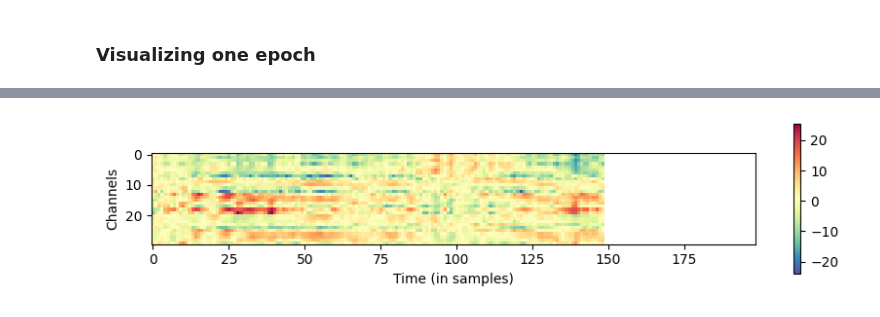
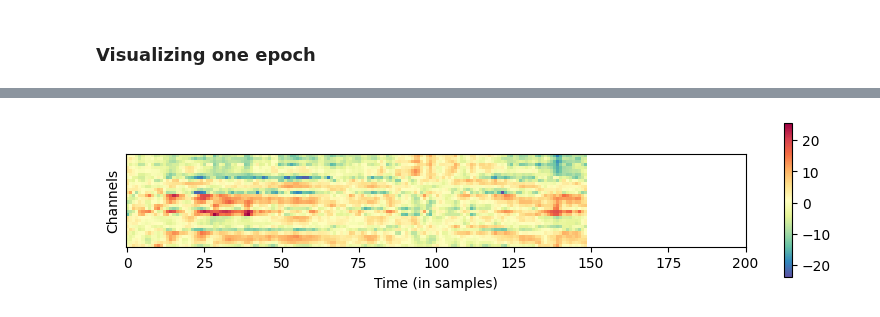
Before and after one commit to rickdott/hmp-ai, a Jupyter notebook: visualization.ipynb, the cells around one changed output, grey strips where cells are left out. Drawn from its saved outputs; the diff is of its cells as text; code cells hidden in the pictures.

```diff
--- a/visualization.ipynb
+++ b/visualization.ipynb
@@ -173,21 +174,23 @@ data = xr.load_dataset(data_path)
 # %%
 single_epoch = data.sel(participant='0021', epochs=46).data
 # Create a figure and a set of subplots
 fig, ax = plt.subplots(figsize=(10, 2))
 
 # Display an image on the axes
 cax = ax.imshow(single_epoch, cmap='Spectral_r')
 
 # Add a colorbar
 cbar = fig.colorbar(cax, orientation='vertical', ax=ax)
 
 # Optionally: Remove x and y tick labels if you want a clean plot
-# ax.set_xticks([])
+ax.set_yticks([])
 # ax.set_yticks([])
 ax.set_xlabel('Time (in samples)')
 ax.set_ylabel('Channels')
+ax.set_xticks(np.arange(0, 225, 25))
+# ax.set_yticks(ax.get_yticks().append(200))
 
 # Show the plot
 plt.show()
 # %% [output]
-[figure, old version]
+[figure, new version]
```
Also changed, not shown: parts of 1 cell of this notebook, 4 other files.
